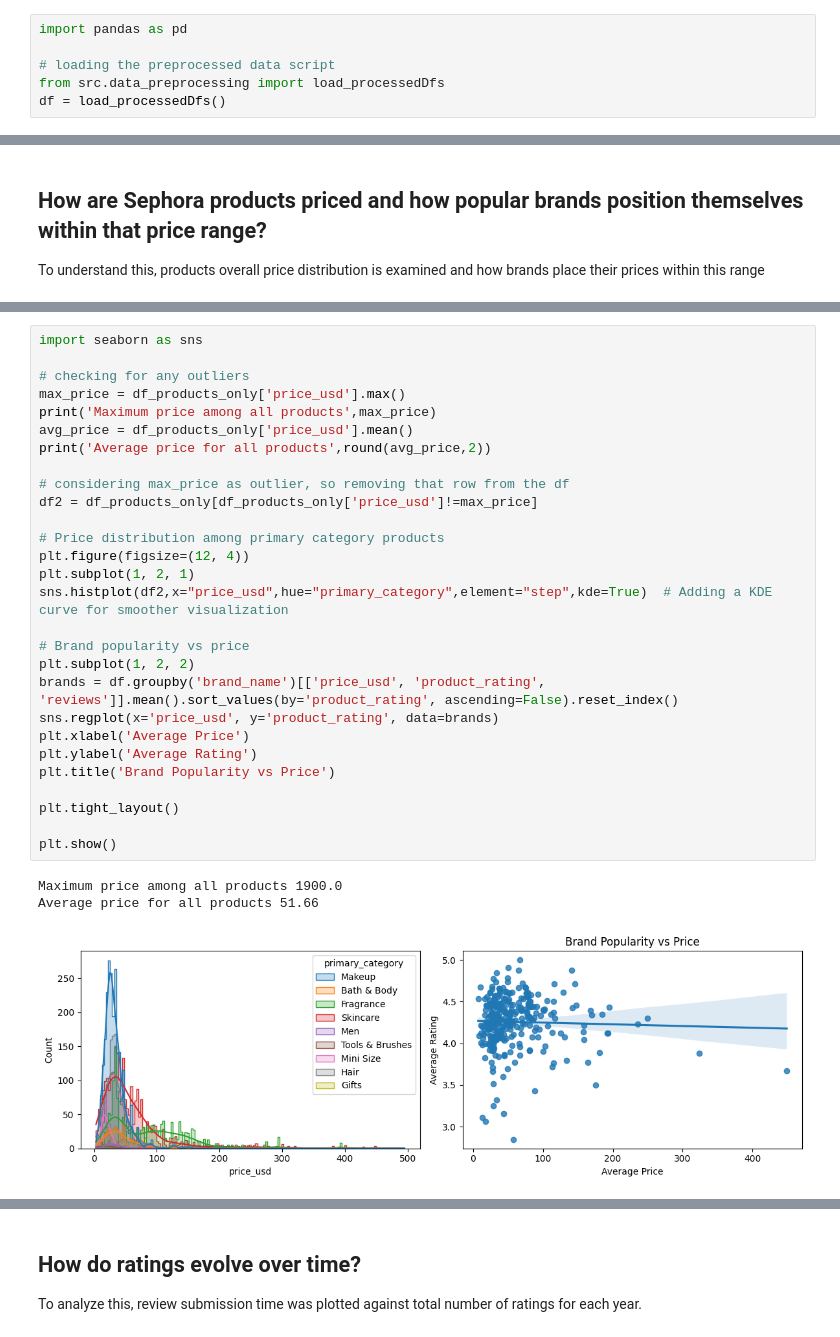
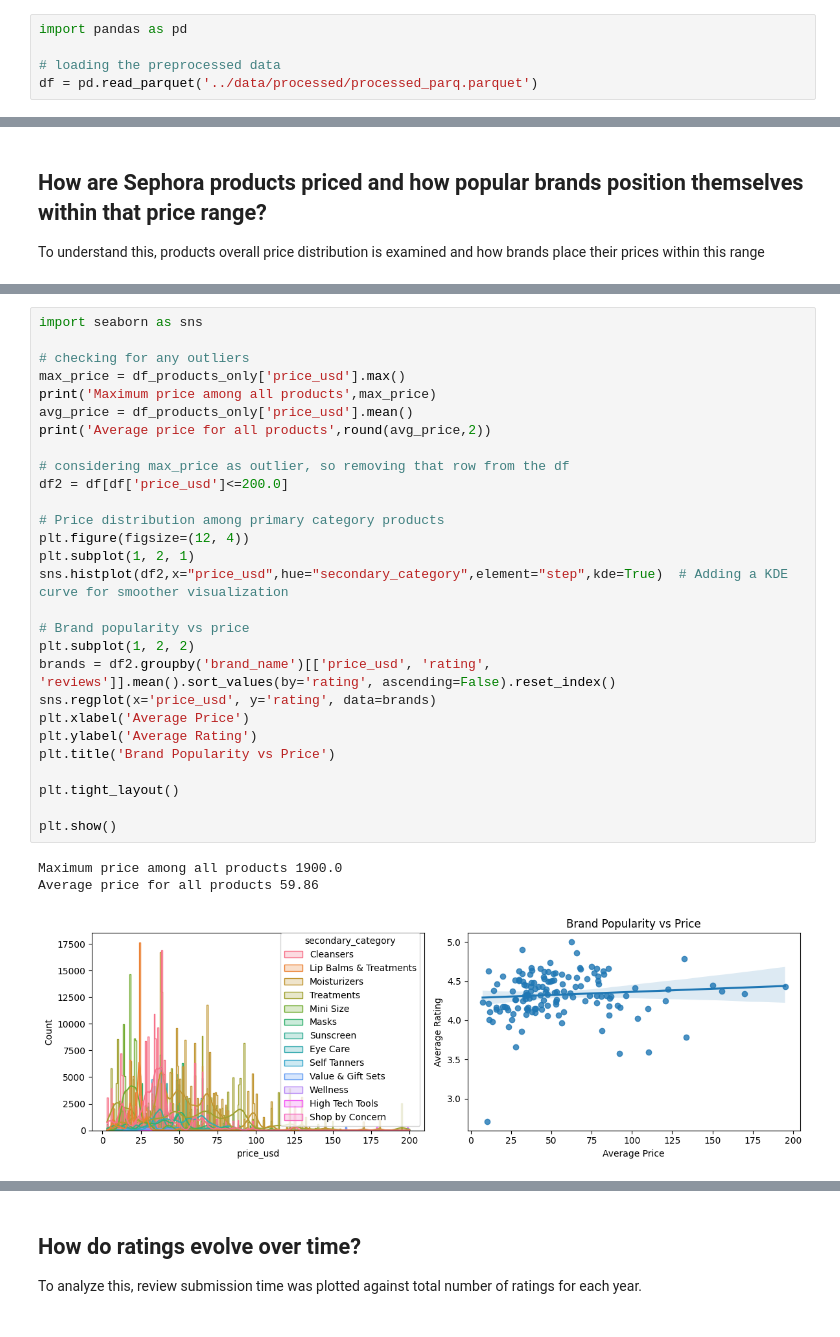
Before and after one commit to aditidas3/Sephora_product_review_analysis, a Jupyter notebook: notebooks/01_eda.ipynb, the cells around one changed output, grey strips where cells are left out. Cells and saved outputs as stored; diff of their text form.

```diff
--- a/notebooks/01_eda.ipynb
+++ b/notebooks/01_eda.ipynb
@@ -4,8 +7,7 @@ Sephora dataset contains customer reviews and product metadata for its products.
 # %%
 import pandas as pd
 
-# loading the preprocessed data script
-from src.data_preprocessing import load_processedDfs
-df = load_processedDfs()
+# loading the preprocessed data
+df = pd.read_parquet('../data/processed/processed_parq.parquet')
 # %%
 print('Shape of the dataset',df.shape)
@@ -92,33 +109,33 @@ To understand this, products overall price distribution is examined and how bran
 # %%
 import seaborn as sns
 
 # checking for any outliers
 max_price = df_products_only['price_usd'].max()
 print('Maximum price among all products',max_price)
 avg_price = df_products_only['price_usd'].mean()
 print('Average price for all products',round(avg_price,2))
 
 # considering max_price as outlier, so removing that row from the df
-df2 = df_products_only[df_products_only['price_usd']!=max_price]
+df2 = df[df['price_usd']<=200.0]
 
 # Price distribution among primary category products
 plt.figure(figsize=(12, 4))
 plt.subplot(1, 2, 1)
-sns.histplot(df2,x="price_usd",hue="primary_category",element="step",kde=True)  # Adding a KDE curve for smoother visualization
+sns.histplot(df2,x="price_usd",hue="secondary_category",element="step",kde=True)  # Adding a KDE curve for smoother visualization
 
 # Brand popularity vs price
 plt.subplot(1, 2, 2)
-brands = df.groupby('brand_name')[['price_usd', 'product_rating', 'reviews']].mean().sort_values(by='product_rating', ascending=False).reset_index()
-sns.regplot(x='price_usd', y='product_rating', data=brands)
+brands = df2.groupby('brand_name')[['price_usd', 'rating', 'reviews']].mean().sort_values(by='rating', ascending=False).reset_index()
+sns.regplot(x='price_usd', y='rating', data=brands)
 plt.xlabel('Average Price')
 plt.ylabel('Average Rating')
 plt.title('Brand Popularity vs Price')
 
 plt.tight_layout()
 
 plt.show()
 # %% [output]
 Maximum price among all products 1900.0
-Average price for all products 51.66
+Average price for all products 59.86
-[figure, old version]
+[figure, new version]
 # %% [markdown]
```
Also changed, not shown: parts of 10 cells of this notebook.
